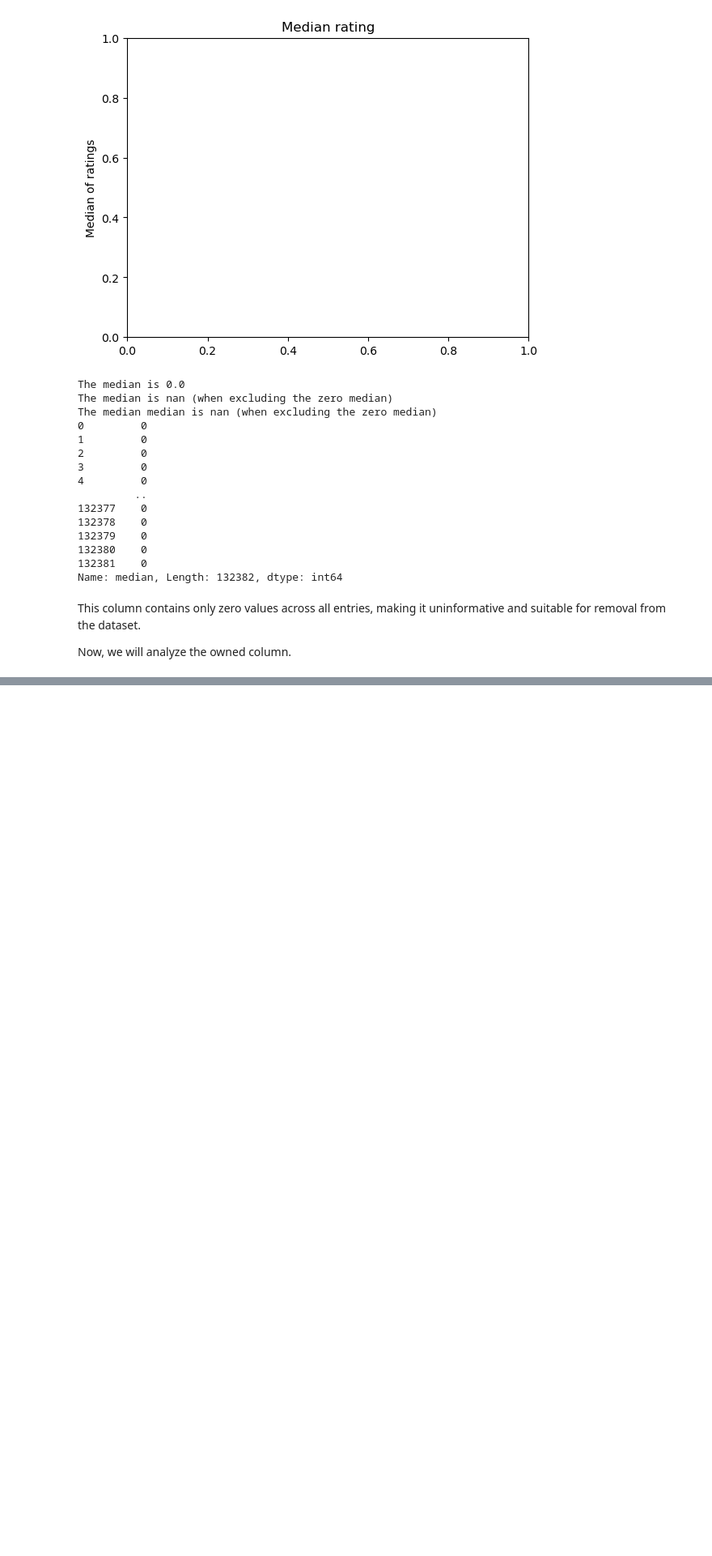
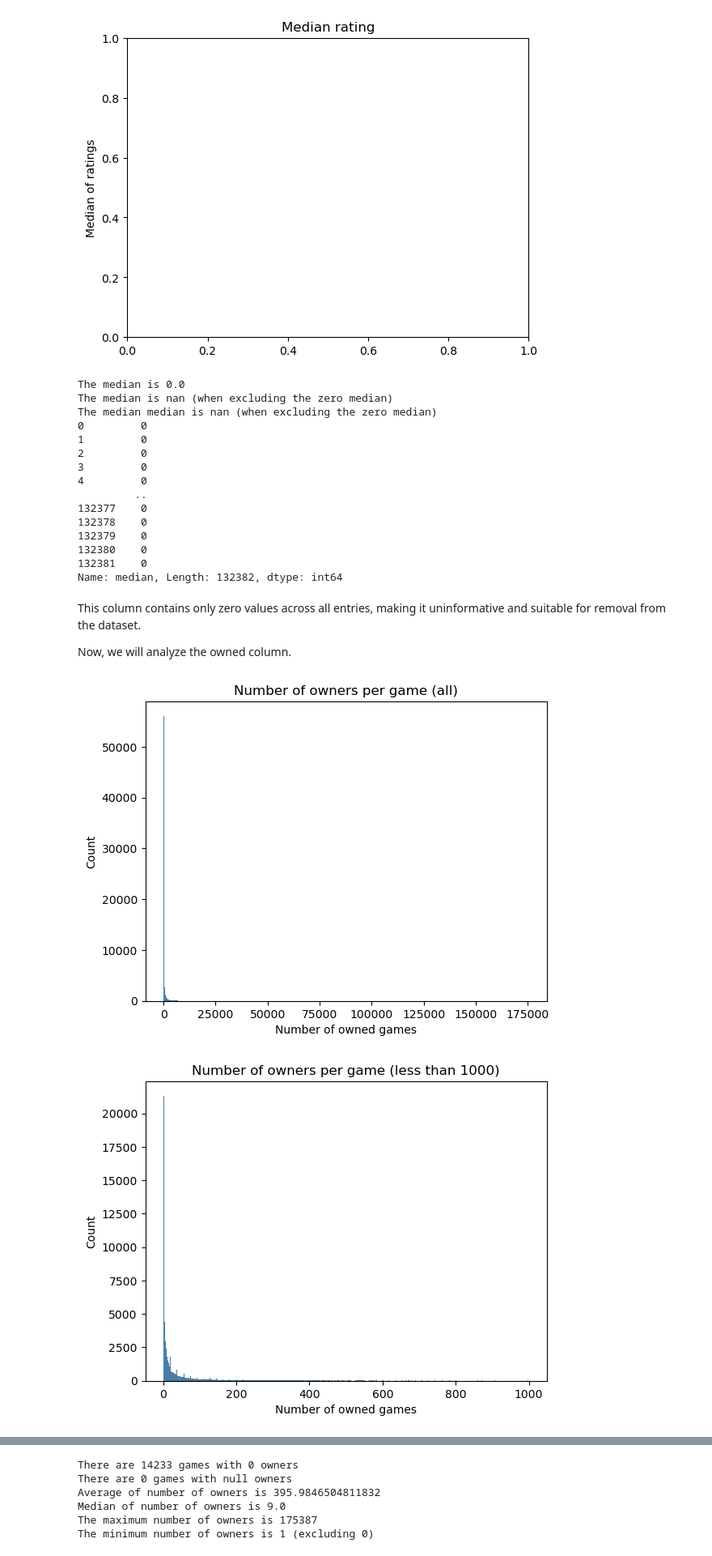
Before and after one commit to LsFaria04/PRI_Board_Games_Search_System, a Jupyter notebook: analysis.ipynb, the cells around one changed output, grey strips where cells are left out. Shown at 81% size. Cells and saved outputs as stored; diff of their text form; code cells hidden in the pictures; blank space fills up the shorter version.

```diff
--- a/analysis.ipynb
+++ b/analysis.ipynb
@@ -642,3 +642,37 @@ Name: median, Length: 132382, dtype: int64
 This column contains only zero values across all entries, making it uninformative and suitable for removal from the dataset.
 
 Now, we will analyze the owned column.
+# %%
+zero_owned = df[df["owned"] == 0]
+null_owned = df[df["owned"].isna()]
+non_null_owned = df[df["owned"].notna() & df["owned"] != 0]
+
+
+sb.histplot(non_null_owned, x = "owned")
+plt.xlabel("Number of owned games")
+plt.title("Number of owners per game (all)")
+plt.show()
+
+owned_less_1000 = non_null_owned[non_null_owned["owned"] < 1000]
+
+sb.histplot(owned_less_1000, x = "owned")
+plt.xlabel("Number of owned games")
+plt.title("Number of owners per game (less than 1000)")
+plt.show()
+
+owned_less_100 = non_null_owned[non_null_owned["owned"] < 100]
+
+sb.histplot(owned_less_100, x = "owned")
+plt.xlabel("Number of owned games")
+plt.title("Number of oweners per game (less than 100)")
+plt.show()
+
+print(f'There are {zero_owned.shape[0]} games with 0 owners')
+print(f'There are {null_owned.shape[0]} games with null owners')
+print(f'Average of number of owners is {df["owned"].mean()}')
+print(f'Median of number of owners is {df["owned"].median()}')
+print(f'The maximum number of owners is {max(non_null_owned["owned"])}')
+print(f'The minimum number of owners is {min(non_null_owned["owned"])} (excluding 0)')
+# %% [output]
+[figure, added]
+[figure, added]
@@ -644,0 +680,6 @@ Now, we will analyze the owned column.
+There are 14233 games with 0 owners
+There are 0 games with null owners
+Average of number of owners is 395.9846504811832
+Median of number of owners is 9.0
+The maximum number of owners is 175387
+The minimum number of owners is 1 (excluding 0)
```
Also changed, not shown: parts of 4 cells of this notebook.
